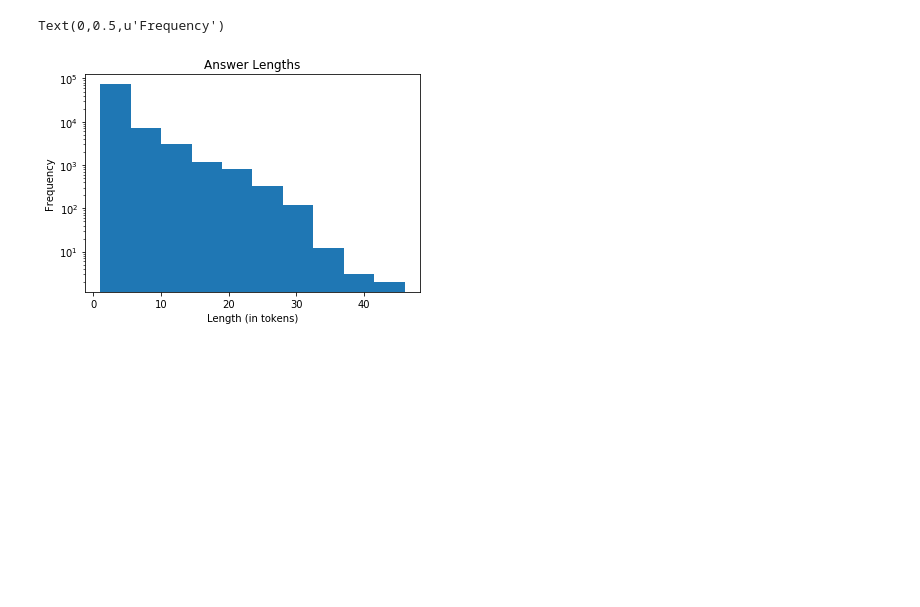
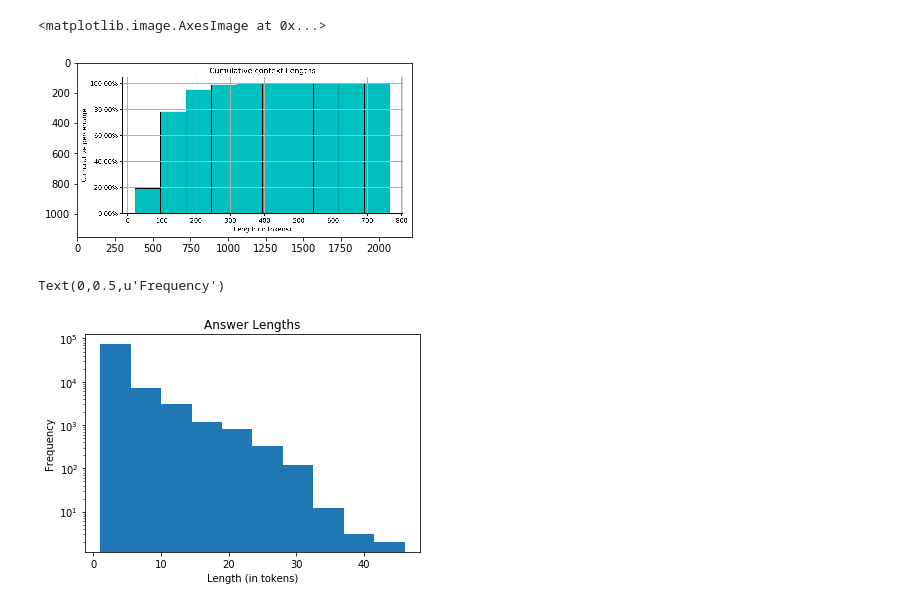
Before and after one commit to MatejKosec/cs224n_NLP_2018, a Jupyter notebook: data/train_data_stats.ipynb, the cells around one changed output. Saved outputs shown, nothing was run; the diff lists cells and outputs as text; code cells hidden in the pictures; blank space fills up the shorter version.

```diff
--- a/data/train_data_stats.ipynb
+++ b/data/train_data_stats.ipynb
@@ -28,3 +114,8 @@ Text(0,0.5,u'Frequency')
+# %%
+plt.imshow(plt.imread(filename))
+# %% [output]
+<matplotlib.image.AxesImage at 0x...>
+[figure, added]
 # %%
 answer = open("train.answer", "r")
 answer_lens = [len(example.split()) for example in answer]
```
Also changed, not shown: parts of 7 cells of this notebook.
